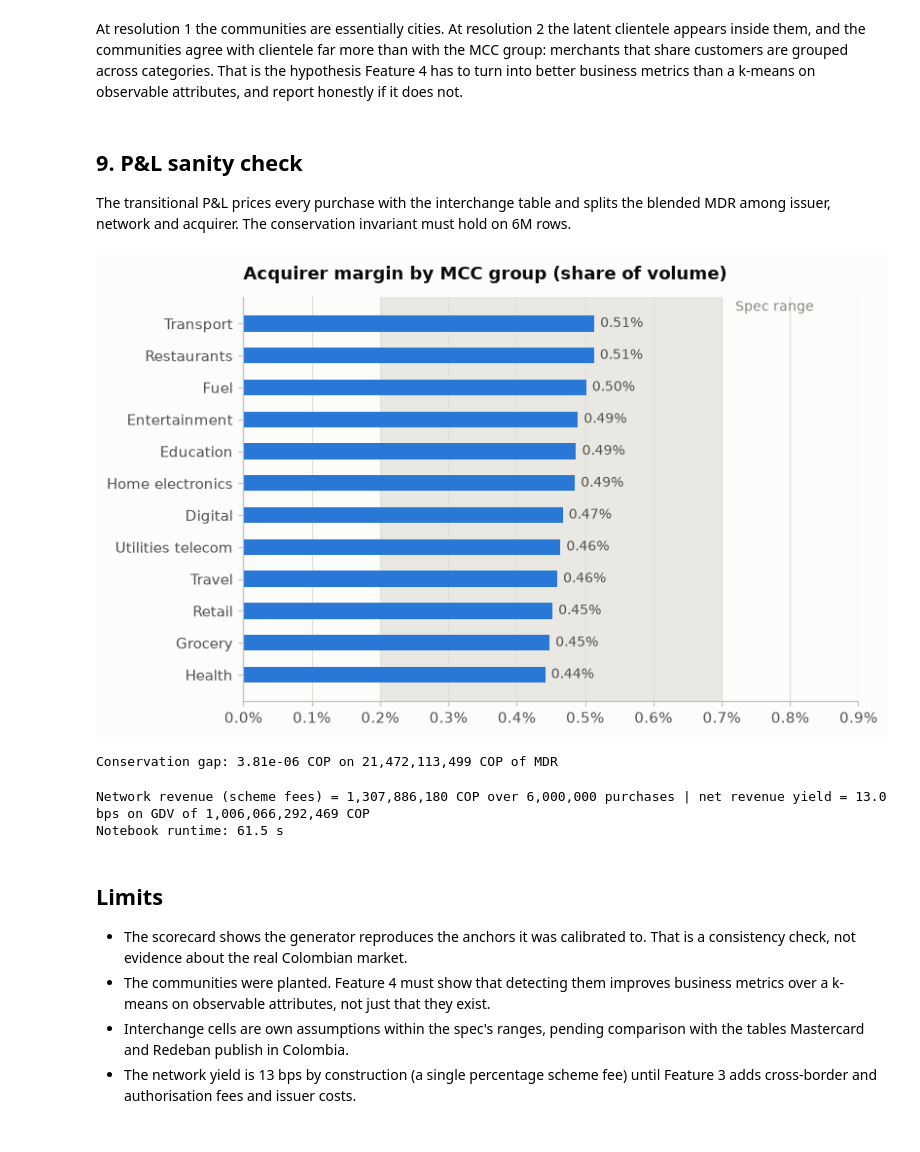
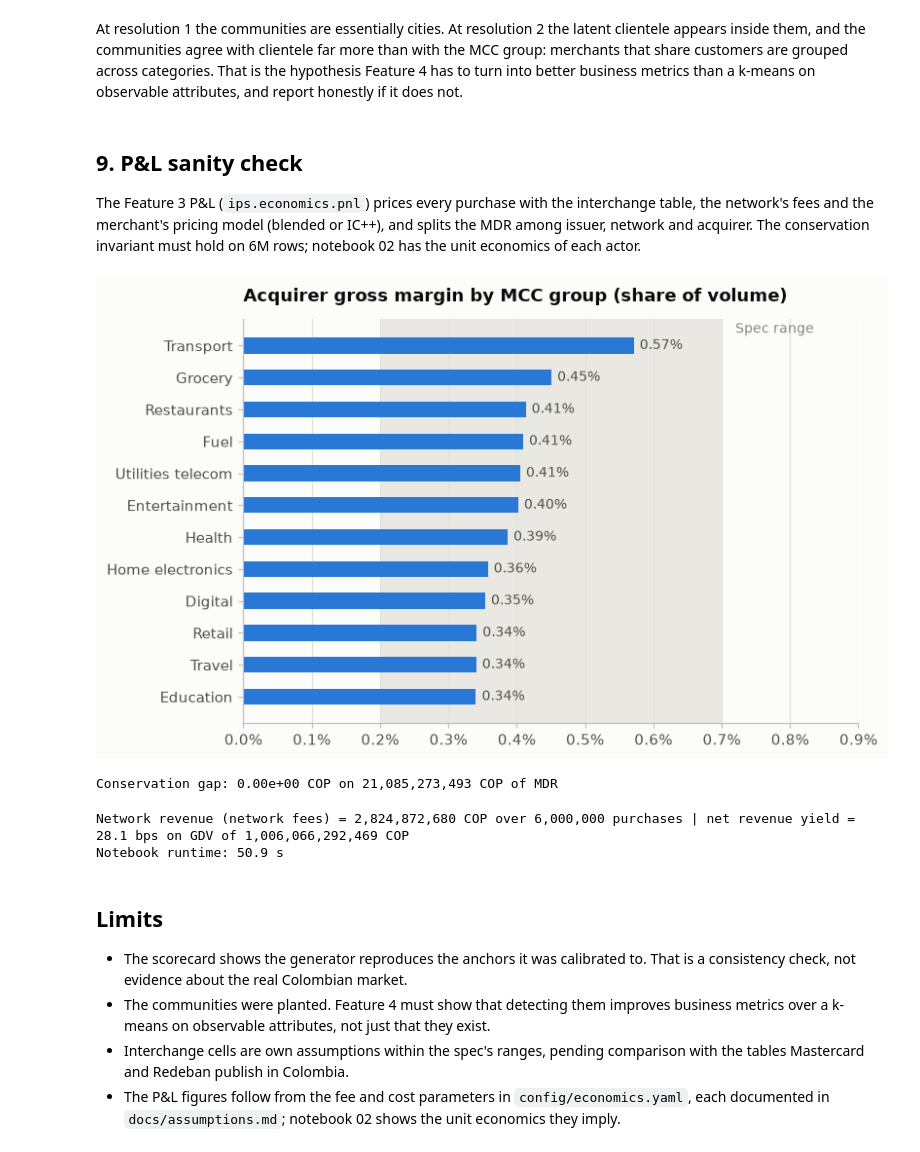
Before and after one commit to dansaavedra1103/interchange-pricing-simulator, a Jupyter notebook: notebooks/01_data_validation.ipynb, the cells around one changed output. Drawn from its saved outputs; the diff is of its cells as text; code cells hidden in the pictures.

```diff
--- a/notebooks/01_data_validation.ipynb
+++ b/notebooks/01_data_validation.ipynb
@@ -141,7 +143,7 @@ def fraud_rate(frame):
     return (frame["amount_cop"] * frame["fraud_flag"]).sum() / frame["amount_cop"].sum()
 
 
-pnl = compute_pnl(tx, build_interchange_table(cfg), cfg.pricing)
+pnl = compute_pnl(tx, build_interchange_table(cfg), cfg, merchants=merchants)
 totals = pnl.totals()
 n_years = cfg.dates.n_days / 365.25
 cnp_fraud = frauds.filter(pl.col("channel") == "cnp")["amount_cop"].sum()
@@ -221,12 +223,20 @@ checks = [
         "ECB 2023: ~14x",
     ),
     (
-        "Acquirer margin, share of GDV",
-        totals["acquirer_net_cop"] / totals["gdv_cop"],
+        "Acquirer gross margin, share of GDV",
+        totals["acquirer_gross_cop"] / totals["gdv_cop"],
         0.002,
         0.007,
         "pct2",
         "Spec §1.6: 0.2-0.7%",
+    ),
+    (
+        "Network revenue yield (bps of GDV)",
+        totals["net_revenue_yield_bps"],
+        25,
+        40,
+        "num",
+        "Visa, Mastercard 2025: 29-31 net, 37-38 gross",
     ),
 ]
 formats = {
@@ -689,54 +700,56 @@ attributes, and report honestly if it does not.
 # %% [markdown]
 ## 9. P&L sanity check
 
-The transitional P&L prices every purchase with the interchange table and splits the blended
-MDR among issuer, network and acquirer. The conservation invariant must hold on 6M rows.
+The Feature 3 P&L (`ips.economics.pnl`) prices every purchase with the interchange table, the
+network's fees and the merchant's pricing model (blended or IC++), and splits the MDR among
+issuer, network and acquirer. The conservation invariant must hold on 6M rows; notebook 02
+has the unit economics of each actor.
 # %%
 gap = (
-    totals["interchange_cop"]
-    + totals["scheme_fee_cop"]
-    + totals["acquirer_net_cop"]
+    totals["issuer_gross_cop"]
+    + totals["network_revenue_cop"]
+    + totals["acquirer_gross_cop"]
     - totals["mdr_cop"]
 )
 assert abs(gap) <= 1e-9 * totals["mdr_cop"], gap
 margins = pnl_by(pnl, ["mcc_group"]).sort("acquirer_margin_rate")
 fig, ax = plt.subplots(figsize=(7.5, 4.6))
 ax.axvspan(0.002, 0.007, color=GRID, alpha=0.7, linewidth=0)
 ax.text(0.0072, margins.height - 0.6, "Spec range", color=MUTED, fontsize=9)
 bars = ax.barh(
     [pretty(g) for g in margins["mcc_group"]],
     margins["acquirer_margin_rate"],
     height=0.5,
     color=SERIES[0],
 )
 ax.bar_label(
     bars,
     labels=[f"{v:.2%}" for v in margins["acquirer_margin_rate"]],
     padding=4,
     color=INK_2,
     fontsize=9,
 )
 ax.xaxis.set_major_formatter(PercentFormatter(1.0, decimals=1))
 ax.set_xlim(0, 0.009)
 ax.grid(axis="y", visible=False)
-ax.set_title("Acquirer margin by MCC group (share of volume)")
+ax.set_title("Acquirer gross margin by MCC group (share of volume)")
 fig.tight_layout()
 plt.show()
 print(f"Conservation gap: {gap:.2e} COP on {totals['mdr_cop']:,.0f} COP of MDR")
 # %% [output]
-[figure, old version]
+[figure, new version]
-Conservation gap: 3.81e-06 COP on 21,472,113,499 COP of MDR
+Conservation gap: 0.00e+00 COP on 21,085,273,493 COP of MDR
 # %%
 elapsed = time.perf_counter() - start
 print(
-    f"Network revenue (scheme fees) = {pnl.network_revenue:,.0f} COP over {tx.height:,} "
+    f"Network revenue (network fees) = {pnl.network_revenue:,.0f} COP over {tx.height:,} "
     f"purchases | net revenue yield = {totals['net_revenue_yield_bps']:.1f} bps on GDV of "
     f"{totals['gdv_cop']:,.0f} COP"
 )
 print(f"Notebook runtime: {elapsed:.1f} s")
 # %% [output]
-Network revenue (scheme fees) = 1,307,886,180 COP over 6,000,000 purchases | net revenue yield = 13.0 bps on GDV of 1,006,066,292,469 COP
-Notebook runtime: 61.5 s
+Network revenue (network fees) = 2,824,872,680 COP over 6,000,000 purchases | net revenue yield = 28.1 bps on GDV of 1,006,066,292,469 COP
+Notebook runtime: 50.9 s
 # %% [markdown]
 ## Limits
 
@@ -746,5 +759,5 @@ Notebook runtime: 61.5 s
   metrics over a k-means on observable attributes, not just that they exist.
 - Interchange cells are own assumptions within the spec's ranges, pending comparison with
   the tables Mastercard and Redeban publish in Colombia.
-- The network yield is 13 bps by construction (a single percentage scheme fee) until
-  Feature 3 adds cross-border and authorisation fees and issuer costs.
+- The P&L figures follow from the fee and cost parameters in `config/economics.yaml`, each
+  documented in `docs/assumptions.md`; notebook 02 shows the unit economics they imply.
```
Also changed, not shown: parts of 3 cells of this notebook, 36 other files.
